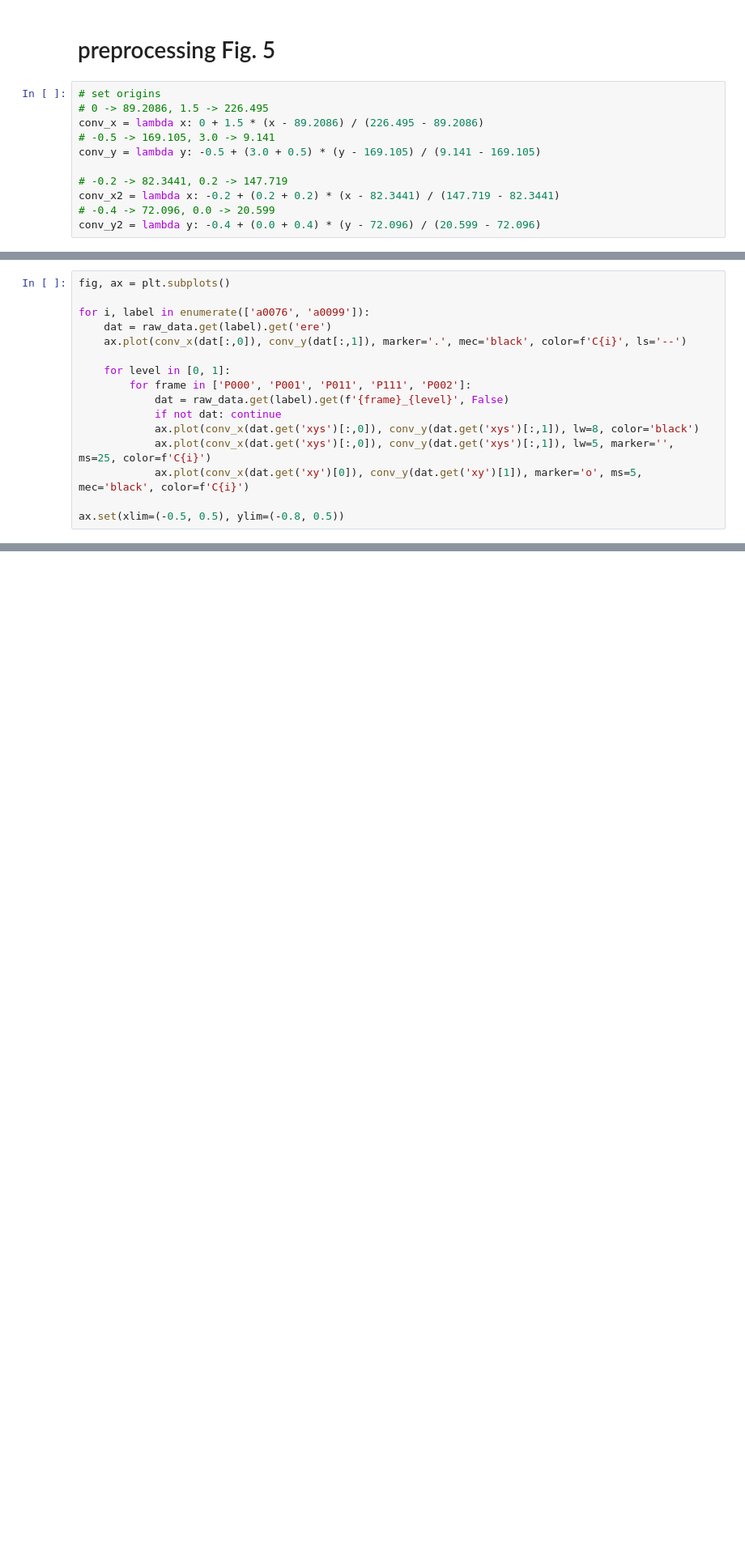
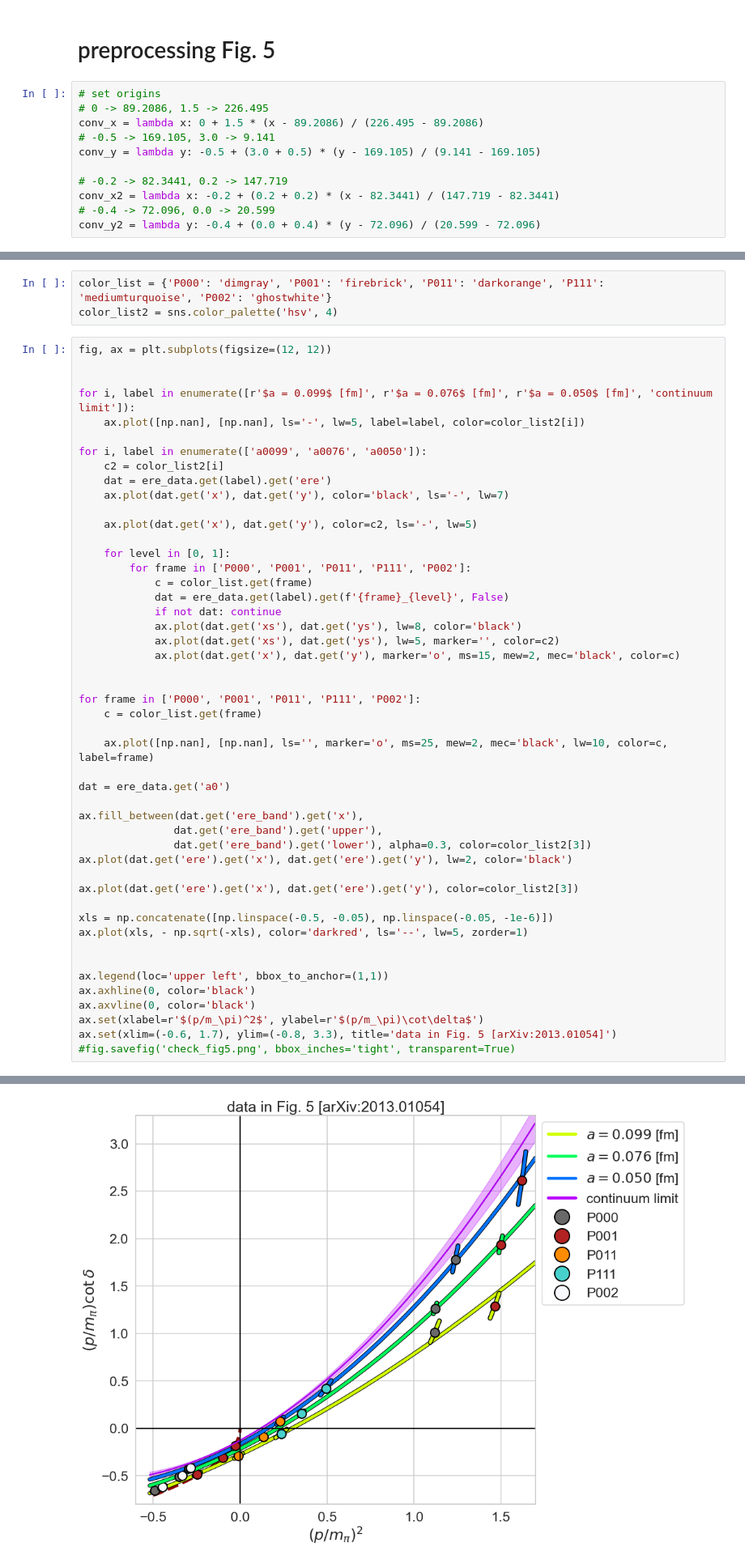
Before and after one commit to tkmiriya/weakly_bound_h, a Jupyter notebook: notebook/Fig5_data.ipynb, the cells around one changed output, grey strips where cells are left out. Shown: that part at 81% size. Saved outputs shown, nothing was run; the diff lists cells and outputs as text; blank space fills up the shorter version.

Commit message:
Add a = 0.099 fm and continuum limit data in Fig. 5

```diff
--- a/notebook/Fig5_data.ipynb
+++ b/notebook/Fig5_data.ipynb
@@ -285,16 +496,0 @@ for i, label in enumerate(['a0076', 'a0099']):
-# %%
-fig, ax = plt.subplots()
-
-for i, label in enumerate(['a0076', 'a0099']):
-    dat = raw_data.get(label).get('ere')
-    ax.plot(conv_x(dat[:,0]), conv_y(dat[:,1]), marker='.', mec='black', color=f'C{i}', ls='--')
-
-    for level in [0, 1]:
-        for frame in ['P000', 'P001', 'P011', 'P111', 'P002']:
-            dat = raw_data.get(label).get(f'{frame}_{level}', False)
-            if not dat: continue
-            ax.plot(conv_x(dat.get('xys')[:,0]), conv_y(dat.get('xys')[:,1]), lw=8, color='black')
-            ax.plot(conv_x(dat.get('xys')[:,0]), conv_y(dat.get('xys')[:,1]), lw=5, marker='', ms=25, color=f'C{i}')
-            ax.plot(conv_x(dat.get('xy')[0]), conv_y(dat.get('xy')[1]), marker='o', ms=5, mec='black', color=f'C{i}')
-
-ax.set(xlim=(-0.5, 0.5), ylim=(-0.8, 0.5))
@@ -303,0 +497,52 @@ ax.set(xlim=(-0.5, 0.5), ylim=(-0.8, 0.5))
+# %%
+color_list = {'P000': 'dimgray', 'P001': 'firebrick', 'P011': 'darkorange', 'P111': 'mediumturquoise', 'P002': 'ghostwhite'}
+color_list2 = sns.color_palette('hsv', 4)
+# %%
+fig, ax = plt.subplots(figsize=(12, 12))
+
+
+for i, label in enumerate([r'$a = 0.099$ [fm]', r'$a = 0.076$ [fm]', r'$a = 0.050$ [fm]', 'continuum limit']):
+    ax.plot([np.nan], [np.nan], ls='-', lw=5, label=label, color=color_list2[i])
+
+for i, label in enumerate(['a0099', 'a0076', 'a0050']):
+    c2 = color_list2[i]
+    dat = ere_data.get(label).get('ere')
+    ax.plot(dat.get('x'), dat.get('y'), color='black', ls='-', lw=7)
+
+    ax.plot(dat.get('x'), dat.get('y'), color=c2, ls='-', lw=5)
+
+    for level in [0, 1]:
+        for frame in ['P000', 'P001', 'P011', 'P111', 'P002']:
+            c = color_list.get(frame)
+            dat = ere_data.get(label).get(f'{frame}_{level}', False)
+            if not dat: continue
+            ax.plot(dat.get('xs'), dat.get('ys'), lw=8, color='black')
+            ax.plot(dat.get('xs'), dat.get('ys'), lw=5, marker='', color=c2)
+            ax.plot(dat.get('x'), dat.get('y'), marker='o', ms=15, mew=2, mec='black', color=c)
+
+
+for frame in ['P000', 'P001', 'P011', 'P111', 'P002']:
+    c = color_list.get(frame)
+
+    ax.plot([np.nan], [np.nan], ls='', marker='o', ms=25, mew=2, mec='black', lw=10, color=c, label=frame)
+
+dat = ere_data.get('a0')
+
+ax.fill_between(dat.get('ere_band').get('x'),
+               dat.get('ere_band').get('upper'),
+               dat.get('ere_band').get('lower'), alpha=0.3, color=color_list2[3])
+ax.plot(dat.get('ere').get('x'), dat.get('ere').get('y'), lw=2, color='black')
+
+ax.plot(dat.get('ere').get('x'), dat.get('ere').get('y'), color=color_list2[3])
+
+xls = np.concatenate([np.linspace(-0.5, -0.05), np.linspace(-0.05, -1e-6)])
+ax.plot(xls, - np.sqrt(-xls), color='darkred', ls='--', lw=5, zorder=1)
+
+
+ax.legend(loc='upper left', bbox_to_anchor=(1,1))
+ax.axhline(0, color='black')
+ax.axvline(0, color='black')
+ax.set(xlabel=r'$(p/m_\pi)^2$', ylabel=r'$(p/m_\pi)\cot\delta$')
+ax.set(xlim=(-0.6, 1.7), ylim=(-0.8, 3.3), title='data in Fig. 5 [arXiv:2013.01054]')
+#fig.savefig('check_fig5.png', bbox_inches='tight', transparent=True)
+# %% [output]
@@ -303,0 +550 @@ ax.set(xlim=(-0.5, 0.5), ylim=(-0.8, 0.5))
+[figure, added]
```
Also changed, not shown: parts of 12 cells of this notebook.
